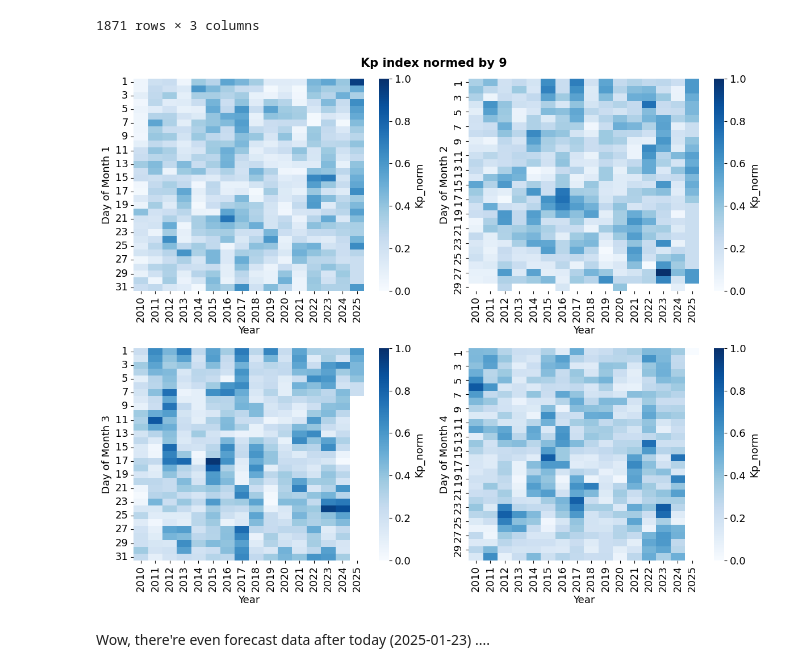
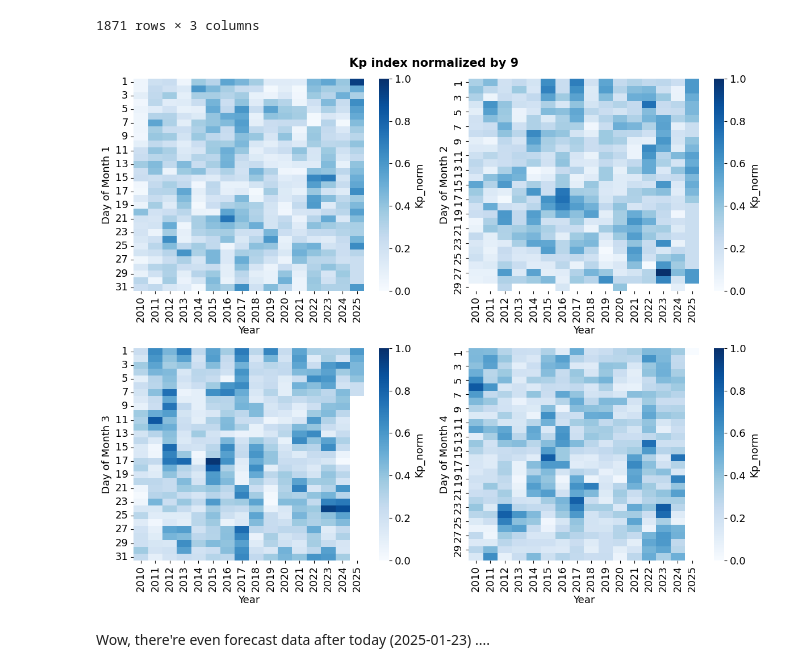
Before and after one commit to zxdawn/AuroraLab, a Jupyter notebook: notebooks/spaceweather.ipynb, the cells around one changed output. Saved outputs shown, nothing was run; the diff lists cells and outputs as text; code cells hidden in the pictures.

```diff
--- a/notebooks/spaceweather.ipynb
+++ b/notebooks/spaceweather.ipynb
@@ -174,17 +174,17 @@ df_2010_2025_daily_mean
 # %%
 fig, axs = plt.subplots(nrows=2, ncols=2, figsize=(12, 10))
 
 axs = axs.flatten()
 
 # Feb
 create_quality_heatmap_spaceweather(axs[0], df_2010_2025_daily_mean, month_label=1, column='Kp_norm')
 create_quality_heatmap_spaceweather(axs[1], df_2010_2025_daily_mean, month_label=2, column='Kp_norm')
 create_quality_heatmap_spaceweather(axs[2], df_2010_2025_daily_mean, month_label=3, column='Kp_norm')
 create_quality_heatmap_spaceweather(axs[3], df_2010_2025_daily_mean, month_label=4, column='Kp_norm')
 
-plt.suptitle('Kp index normed by 9')
+plt.suptitle('Kp index normalized by 9')
 fig.tight_layout()
 # %% [output]
-[figure, old version]
+[figure, new version]
 # %% [markdown]
 Wow, there're even forecast data after today (2025-01-23) ....
```
